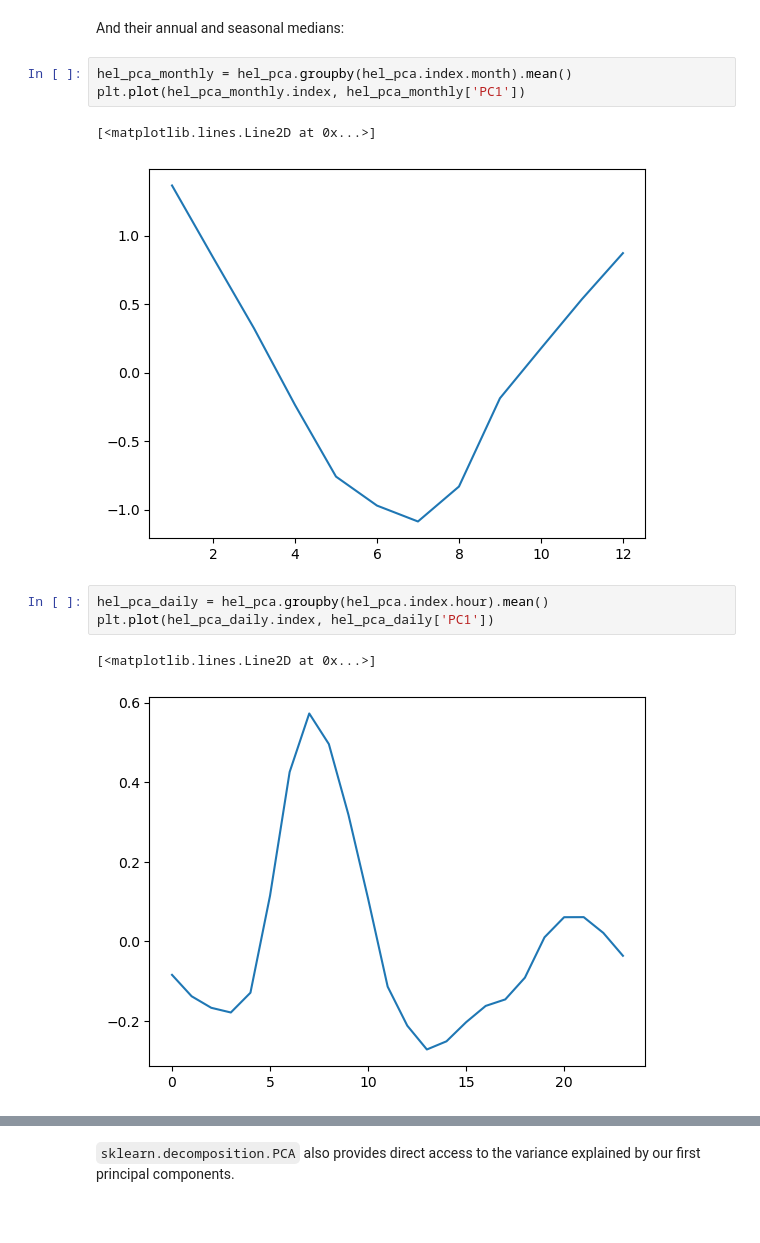
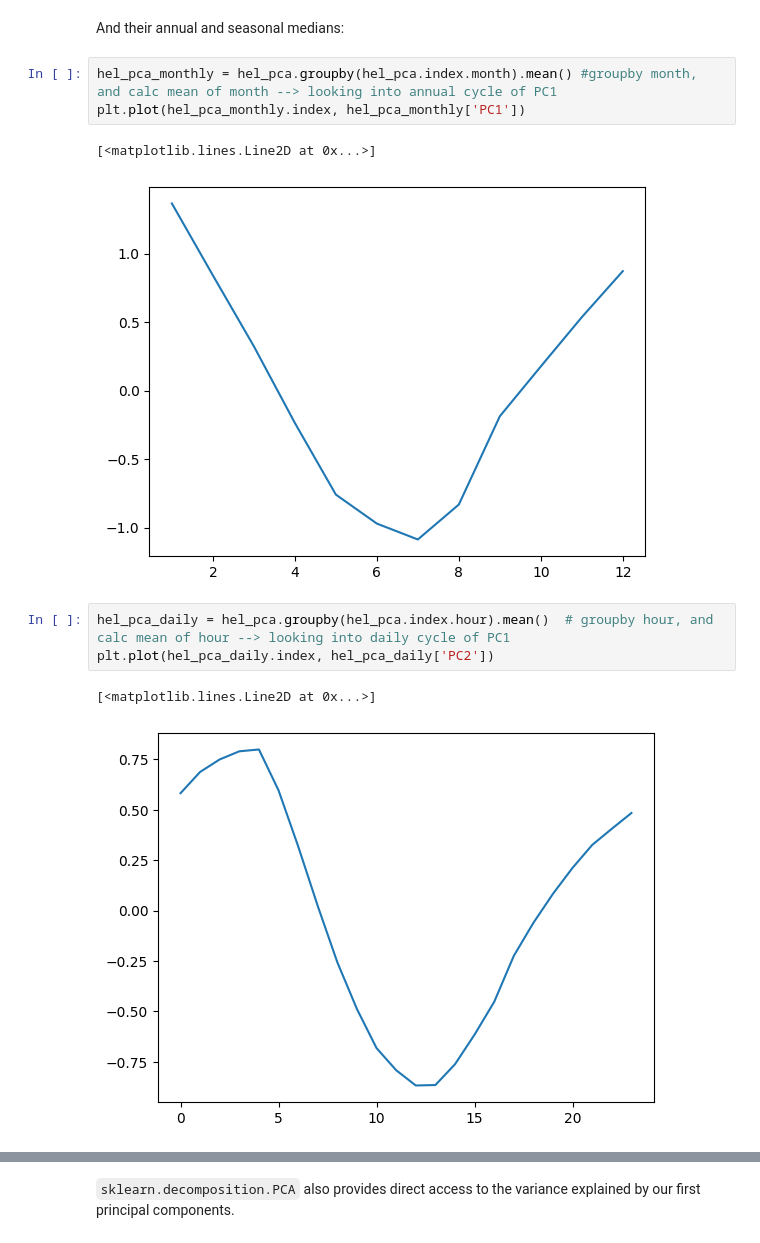
Before and after one commit to wie-florian/vu-gpa, a Jupyter notebook: Data science methods/Lecture6_PCA_FA.ipynb, the cells around one changed output, grey strips where cells are left out. Drawn from its saved outputs; the diff is of its cells as text.

```diff
--- a/Data science methods/Lecture6_PCA_FA.ipynb
+++ b/Data science methods/Lecture6_PCA_FA.ipynb
@@ -230,14 +230,14 @@ plt.plot(hel_pca.index, hel_pca['PC1'])
 # %% [markdown]
 And their annual and seasonal medians:
 # %%
-hel_pca_monthly = hel_pca.groupby(hel_pca.index.month).mean()
+hel_pca_monthly = hel_pca.groupby(hel_pca.index.month).mean() #groupby month, and calc mean of month --> looking into annual cycle of PC1
 plt.plot(hel_pca_monthly.index, hel_pca_monthly['PC1'])
 # %% [output]
 [<matplotlib.lines.Line2D at 0x...>]
 [figure]
 # %%
-hel_pca_daily = hel_pca.groupby(hel_pca.index.hour).mean()
-plt.plot(hel_pca_daily.index, hel_pca_daily['PC1'])
+hel_pca_daily = hel_pca.groupby(hel_pca.index.hour).mean()  # groupby hour, and calc mean of hour --> looking into daily cycle of PC1
+plt.plot(hel_pca_daily.index, hel_pca_daily['PC2'])
 # %% [output]
 [<matplotlib.lines.Line2D at 0x...>]
-[figure, old version]
+[figure, new version]
```
Also changed, not shown: parts of 13 cells of this notebook.
